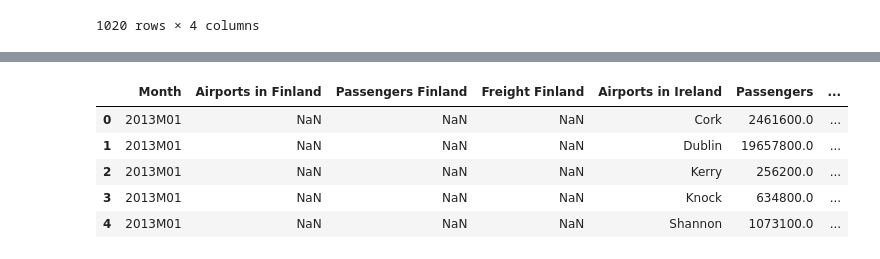
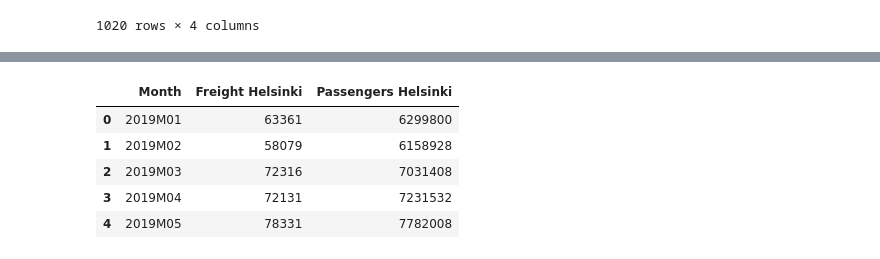
Before and after one commit to ElenaBez/DataAnalytics2, a Jupyter notebook: CA2.ipynb, the cells around one changed output, grey strips where cells are left out. Cells and saved outputs as stored; diff of their text form; code cells hidden in the pictures.

```diff
--- a/CA2.ipynb
+++ b/CA2.ipynb
@@ -205,3 +205,15 @@ Finland_gr_fil
 | 1018 | 2023M03 | Turku | 76452 | 1576 |
 | 1019 | 2023M03 | Vaasa | 47532 | 0 |
 1020 rows × 4 columns
+# %%
+#Create two dataset for Finland, grouping Passengers and Freight in the capital and province
+
+# Create passenger and freight  dataset for Finland  capital
+# Filter on "Helsinki-Vantaa" airport
+df_Helsinki_Pass = Finland_gr_fil[Finland_gr_fil['Airports in Finland'] == 'Helsinki-Vantaa']
+
+# Group by Month and sum the values in Passengers Finland
+df_Helsinki_Pass = df_Helsinki_Pass.groupby('Month')['Passengers Finland'].sum().reset_index()
+
+# Print
+df_Helsinki_Pass.head()
@@ -207,0 +227,11 @@ Finland_gr_fil
+# %%
+
+# Create  freight  dataset for Finland  capital
+# Filter on "Helsinki-Vantaa" airport
+df_Helsinki_Freight = Finland_gr_fil[Finland_gr_fil['Airports in Finland'] == 'Helsinki-Vantaa']
+
+# Group by Month and sum the values in Passengers Finland
+df_Helsinki_Freight = df_Helsinki_Freight.groupby('Month')['Freight Finland'].sum().reset_index()
+
+# Print
+df_Helsinki_Freight.head()
@@ -208,2 +245,9 @@ Finland_gr_fil
 # %%
-merged_data = pd.merge(Finland_gr, Ireland_gr, on=["Month"], how="right")
+#Combine freight and passengers dataset for Helsinki
+merged_data_Helsinki = pd.merge(df_Helsinki_Freight, df_Helsinki_Pass, on=["Month"], how="right")
+# Rename 'Freight Finland' to Freight Helsinki
+merged_data_Helsinki.rename(columns={'Freight Finland': 'Freight Helsinki'}, inplace=True)
+# Rename 'Passengers Finland' to Passenger Helsinki
+merged_data_Helsinki.rename(columns={'Passengers Finland': 'Passengers Helsinki'}, inplace=True)
+#  Reset the index and drop the default index column
+merged_data_Helsinki = merged_data_Helsinki.reset_index(drop=True)
@@ -227,9 +254,9 @@ memory usage: 298.7+ KB
 # %%
-merged_data.head()
+merged_data_Helsinki.head()
 # %% [output]
-|  | Month | Airports in Finland | Passengers Finland | Freight Finland | Airports in Ireland | Passengers | ... |
-| 0 | 2013M01 | NaN | NaN | NaN | Cork | 2461600.0 | ... |
-| 1 | 2013M01 | NaN | NaN | NaN | Dublin | 19657800.0 | ... |
-| 2 | 2013M01 | NaN | NaN | NaN | Kerry | 256200.0 | ... |
-| 3 | 2013M01 | NaN | NaN | NaN | Knock | 634800.0 | ... |
-| 4 | 2013M01 | NaN | NaN | NaN | Shannon | 1073100.0 | ... |
+|  | Month | Freight Helsinki | Passengers Helsinki |
+| 0 | 2019M01 | 63361 | 6299800 |
+| 1 | 2019M02 | 58079 | 6158928 |
+| 2 | 2019M03 | 72316 | 7031408 |
+| 3 | 2019M04 | 72131 | 7231532 |
+| 4 | 2019M05 | 78331 | 7782008 |
```
Also changed, not shown: parts of 18 cells of this notebook.
